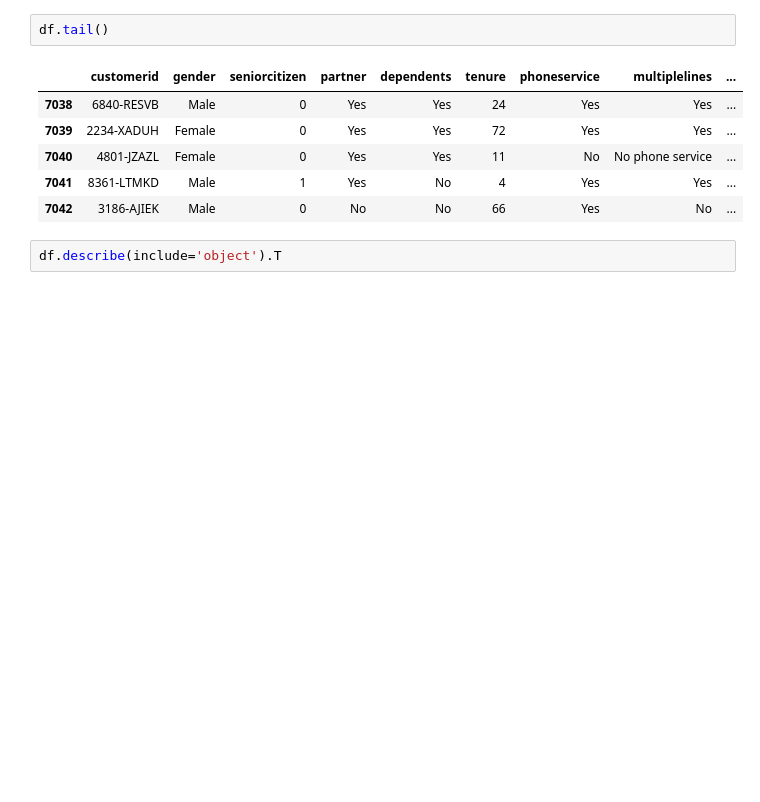
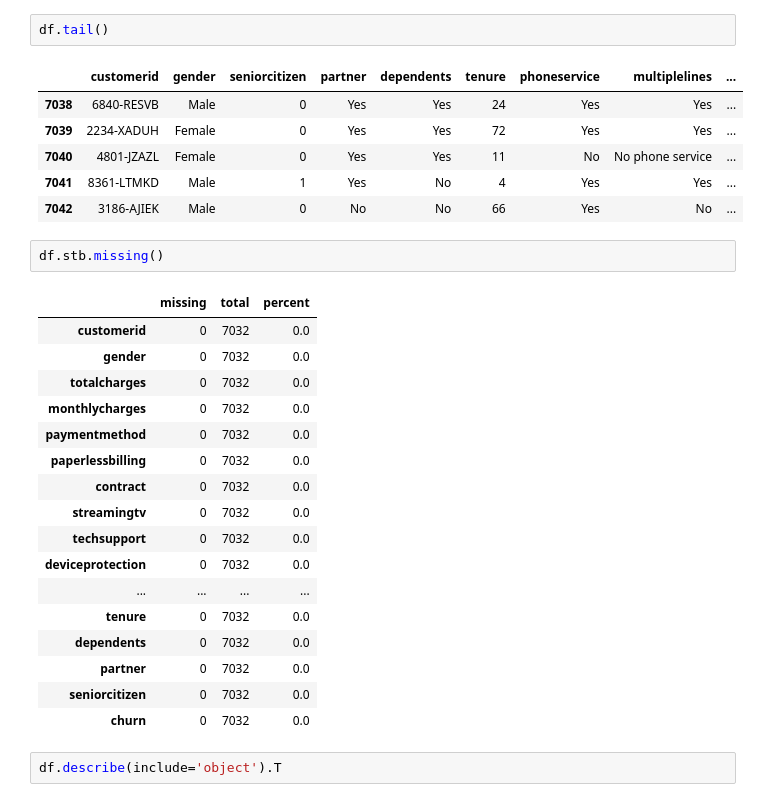
Before and after one commit to Adalab/promo-d-da-modulo1-sprint2-Paloma_Paula_Iris, a Jupyter notebook: 2.regresion_logistica/rlogistica/2_preparacion_datos.ipynb, the cells around one changed output. Saved outputs shown, nothing was run; the diff lists cells and outputs as text; blank space fills up the shorter version.

```diff
--- a/2.regresion_logistica/rlogistica/2_preparacion_datos.ipynb
+++ b/2.regresion_logistica/rlogistica/2_preparacion_datos.ipynb
@@ -44,6 +46,26 @@ df.tail()
 | 7040 | 4801-JZAZL | Female | 0 | Yes | Yes | 11 | No | No phone service | ... |
 | 7041 | 8361-LTMKD | Male | 1 | Yes | No | 4 | Yes | Yes | ... |
 | 7042 | 3186-AJIEK | Male | 0 | No | No | 66 | Yes | No | ... |
+# %%
+df.stb.missing()
+# %% [output]
+|  | missing | total | percent |
+| customerid | 0 | 7032 | 0.0 |
+| gender | 0 | 7032 | 0.0 |
+| totalcharges | 0 | 7032 | 0.0 |
+| monthlycharges | 0 | 7032 | 0.0 |
+| paymentmethod | 0 | 7032 | 0.0 |
+| paperlessbilling | 0 | 7032 | 0.0 |
+| contract | 0 | 7032 | 0.0 |
+| streamingtv | 0 | 7032 | 0.0 |
+| techsupport | 0 | 7032 | 0.0 |
+| deviceprotection | 0 | 7032 | 0.0 |
+| ... | ... | ... | ... |
+| tenure | 0 | 7032 | 0.0 |
+| dependents | 0 | 7032 | 0.0 |
+| partner | 0 | 7032 | 0.0 |
+| seniorcitizen | 0 | 7032 | 0.0 |
+| churn | 0 | 7032 | 0.0 |
 # %%
 df.describe(include='object').T
 # %% [output]
```
Also changed, not shown: parts of 32 cells of this notebook, 2 other files.
